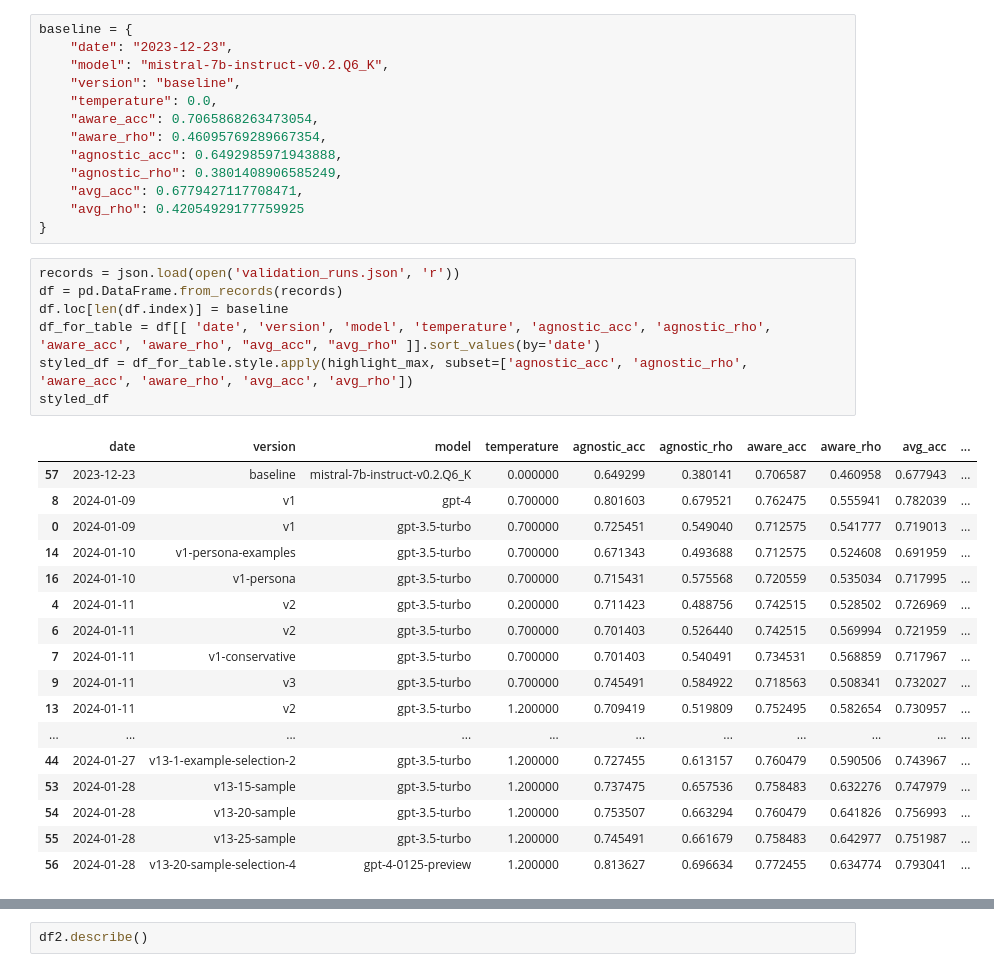
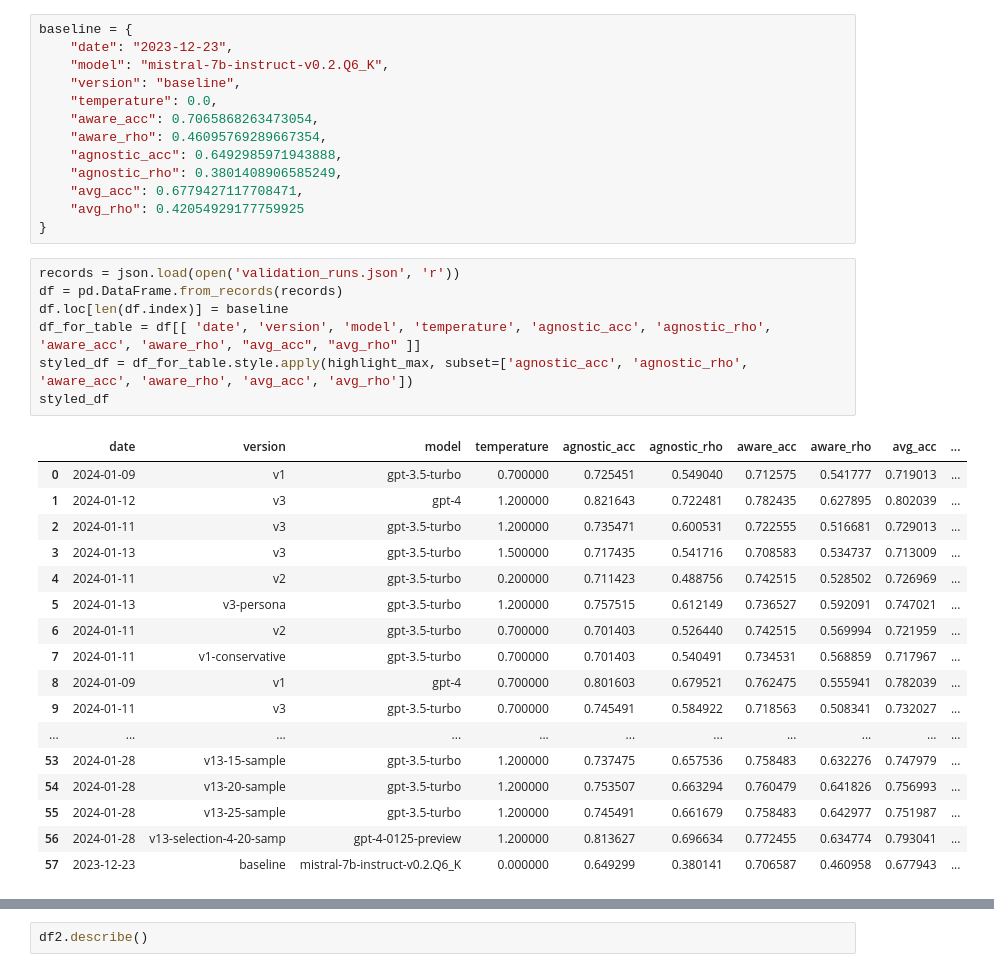
Before and after one commit to bradleypallen/shroom, a Jupyter notebook: prod/scores.ipynb, the cells around one changed output, grey strips where cells are left out. Saved outputs shown, nothing was run; the diff lists cells and outputs as text.

```diff
--- a/prod/scores.ipynb
+++ b/prod/scores.ipynb
@@ -21,28 +22,28 @@ baseline = {
 # %%
 records = json.load(open('validation_runs.json', 'r'))
 df = pd.DataFrame.from_records(records)
 df.loc[len(df.index)] = baseline
-df_for_table = df[[ 'date', 'version', 'model', 'temperature', 'agnostic_acc', 'agnostic_rho', 'aware_acc', 'aware_rho', "avg_acc", "avg_rho" ]].sort_values(by='date')
+df_for_table = df[[ 'date', 'version', 'model', 'temperature', 'agnostic_acc', 'agnostic_rho', 'aware_acc', 'aware_rho', "avg_acc", "avg_rho" ]]
 styled_df = df_for_table.style.apply(highlight_max, subset=['agnostic_acc', 'agnostic_rho', 'aware_acc', 'aware_rho', 'avg_acc', 'avg_rho'])
 styled_df
 # %% [output]
 |  | date | version | model | temperature | agnostic_acc | agnostic_rho | aware_acc | aware_rho | avg_acc | ... |
-| 57 | 2023-12-23 | baseline | mistral-7b-instruct-v0.2.Q6_K | 0.000000 | 0.649299 | 0.380141 | 0.706587 | 0.460958 | 0.677943 | ... |
-| 8 | 2024-01-09 | v1 | gpt-4 | 0.700000 | 0.801603 | 0.679521 | 0.762475 | 0.555941 | 0.782039 | ... |
 | 0 | 2024-01-09 | v1 | gpt-3.5-turbo | 0.700000 | 0.725451 | 0.549040 | 0.712575 | 0.541777 | 0.719013 | ... |
-| 14 | 2024-01-10 | v1-persona-examples | gpt-3.5-turbo | 0.700000 | 0.671343 | 0.493688 | 0.712575 | 0.524608 | 0.691959 | ... |
-| 16 | 2024-01-10 | v1-persona | gpt-3.5-turbo | 0.700000 | 0.715431 | 0.575568 | 0.720559 | 0.535034 | 0.717995 | ... |
+| 1 | 2024-01-12 | v3 | gpt-4 | 1.200000 | 0.821643 | 0.722481 | 0.782435 | 0.627895 | 0.802039 | ... |
+| 2 | 2024-01-11 | v3 | gpt-3.5-turbo | 1.200000 | 0.735471 | 0.600531 | 0.722555 | 0.516681 | 0.729013 | ... |
+| 3 | 2024-01-13 | v3 | gpt-3.5-turbo | 1.500000 | 0.717435 | 0.541716 | 0.708583 | 0.534737 | 0.713009 | ... |
 | 4 | 2024-01-11 | v2 | gpt-3.5-turbo | 0.200000 | 0.711423 | 0.488756 | 0.742515 | 0.528502 | 0.726969 | ... |
+| 5 | 2024-01-13 | v3-persona | gpt-3.5-turbo | 1.200000 | 0.757515 | 0.612149 | 0.736527 | 0.592091 | 0.747021 | ... |
 | 6 | 2024-01-11 | v2 | gpt-3.5-turbo | 0.700000 | 0.701403 | 0.526440 | 0.742515 | 0.569994 | 0.721959 | ... |
 | 7 | 2024-01-11 | v1-conservative | gpt-3.5-turbo | 0.700000 | 0.701403 | 0.540491 | 0.734531 | 0.568859 | 0.717967 | ... |
+| 8 | 2024-01-09 | v1 | gpt-4 | 0.700000 | 0.801603 | 0.679521 | 0.762475 | 0.555941 | 0.782039 | ... |
 | 9 | 2024-01-11 | v3 | gpt-3.5-turbo | 0.700000 | 0.745491 | 0.584922 | 0.718563 | 0.508341 | 0.732027 | ... |
-| 13 | 2024-01-11 | v2 | gpt-3.5-turbo | 1.200000 | 0.709419 | 0.519809 | 0.752495 | 0.582654 | 0.730957 | ... |
 | ... | ... | ... | ... | ... | ... | ... | ... | ... | ... | ... |
-| 44 | 2024-01-27 | v13-1-example-selection-2 | gpt-3.5-turbo | 1.200000 | 0.727455 | 0.613157 | 0.760479 | 0.590506 | 0.743967 | ... |
 | 53 | 2024-01-28 | v13-15-sample | gpt-3.5-turbo | 1.200000 | 0.737475 | 0.657536 | 0.758483 | 0.632276 | 0.747979 | ... |
 | 54 | 2024-01-28 | v13-20-sample | gpt-3.5-turbo | 1.200000 | 0.753507 | 0.663294 | 0.760479 | 0.641826 | 0.756993 | ... |
 | 55 | 2024-01-28 | v13-25-sample | gpt-3.5-turbo | 1.200000 | 0.745491 | 0.661679 | 0.758483 | 0.642977 | 0.751987 | ... |
-| 56 | 2024-01-28 | v13-20-sample-selection-4 | gpt-4-0125-preview | 1.200000 | 0.813627 | 0.696634 | 0.772455 | 0.634774 | 0.793041 | ... |
+| 56 | 2024-01-28 | v13-selection-4-20-samp | gpt-4-0125-preview | 1.200000 | 0.813627 | 0.696634 | 0.772455 | 0.634774 | 0.793041 | ... |
+| 57 | 2023-12-23 | baseline | mistral-7b-instruct-v0.2.Q6_K | 0.000000 | 0.649299 | 0.380141 | 0.706587 | 0.460958 | 0.677943 | ... |
 # %%
 print(df_for_table.to_markdown())
 # %% [output]
```
Also changed, not shown: parts of 12 cells of this notebook, 3 other files.
